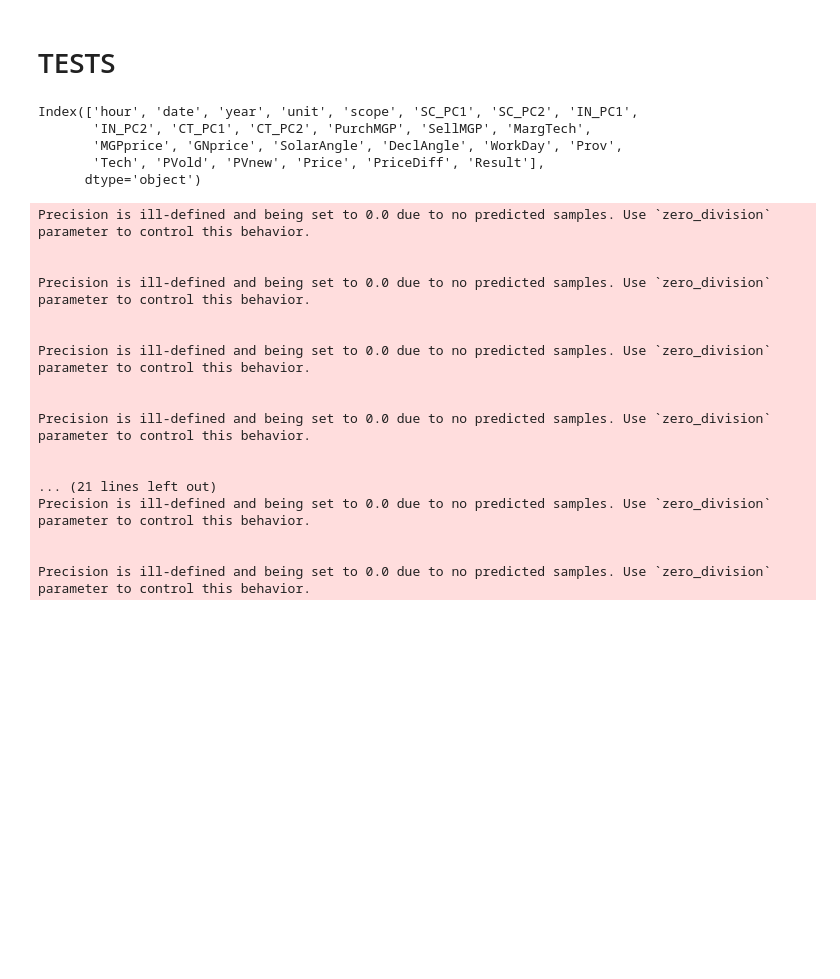
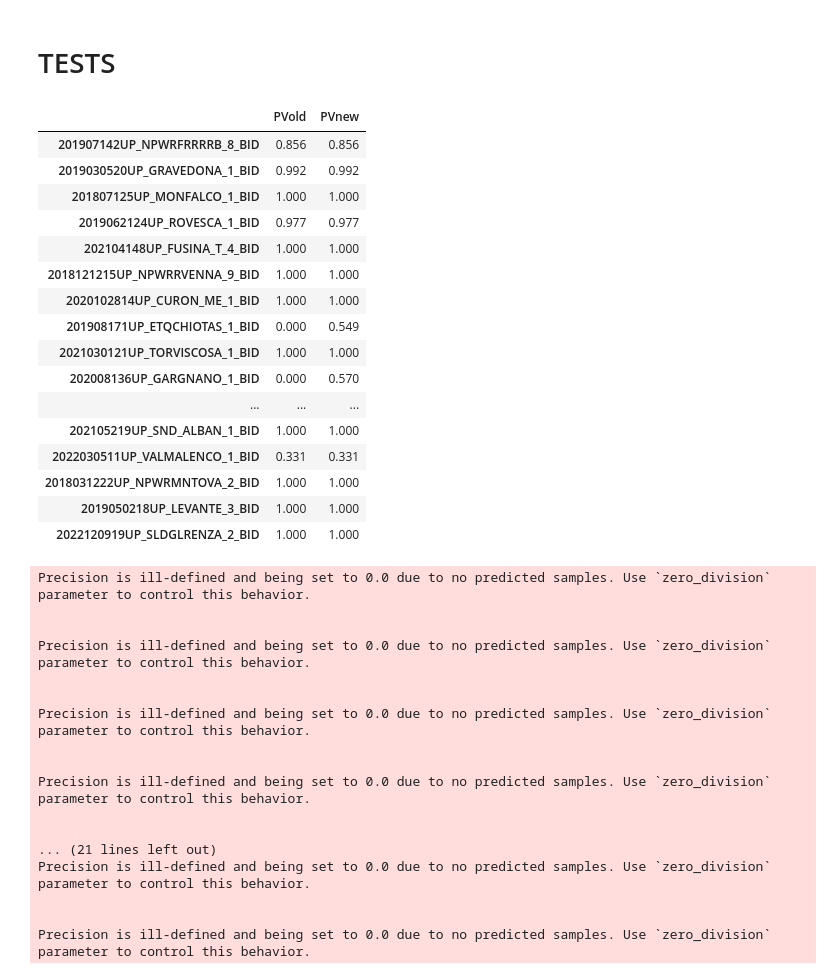
Before and after one commit to gkchln/asm_forecast, a Jupyter notebook: modeling/ModelTrainTest.ipynb, the cells around one changed output. Cells and saved outputs as stored; diff of their text form; code cells hidden in the pictures; blank space fills up the shorter version.

```diff
--- a/modeling/ModelTrainTest.ipynb
+++ b/modeling/ModelTrainTest.ipynb
@@ -217,14 +217,26 @@ Average Precision Score over 612577 samples for year 2022 is: 0.4621
 ---
 # %% [markdown]
 # TESTS
-# %%
-input_df.columns
-# %% [output]
-Index(['hour', 'date', 'year', 'unit', 'scope', 'SC_PC1', 'SC_PC2', 'IN_PC1',
-       'IN_PC2', 'CT_PC1', 'CT_PC2', 'PurchMGP', 'SellMGP', 'MargTech',
-       'MGPprice', 'GNprice', 'SolarAngle', 'DeclAngle', 'WorkDay', 'Prov',
-       'Tech', 'PVold', 'PVnew', 'Price', 'PriceDiff', 'Result'],
-      dtype='object')
+# %%
+input_df[['PVold', 'PVnew']].sample(20)
+# %% [output]
+|  | PVold | PVnew |
+| 201907142UP_NPWRFRRRRB_8_BID | 0.856 | 0.856 |
+| 2019030520UP_GRAVEDONA_1_BID | 0.992 | 0.992 |
+| 201807125UP_MONFALCO_1_BID | 1.000 | 1.000 |
+| 2019062124UP_ROVESCA_1_BID | 0.977 | 0.977 |
+| 202104148UP_FUSINA_T_4_BID | 1.000 | 1.000 |
+| 2018121215UP_NPWRRVENNA_9_BID | 1.000 | 1.000 |
+| 2020102814UP_CURON_ME_1_BID | 1.000 | 1.000 |
+| 201908171UP_ETQCHIOTAS_1_BID | 0.000 | 0.549 |
+| 2021030121UP_TORVISCOSA_1_BID | 1.000 | 1.000 |
+| 202008136UP_GARGNANO_1_BID | 0.000 | 0.570 |
+| ... | ... | ... |
+| 202105219UP_SND_ALBAN_1_BID | 1.000 | 1.000 |
+| 2022030511UP_VALMALENCO_1_BID | 0.331 | 0.331 |
+| 2018031222UP_NPWRMNTOVA_2_BID | 1.000 | 1.000 |
+| 2019050218UP_LEVANTE_3_BID | 1.000 | 1.000 |
+| 2022120919UP_SLDGLRENZA_2_BID | 1.000 | 1.000 |
 # %%
 find_threshold = True
 
```
Also changed, not shown: parts of 20 cells of this notebook.
